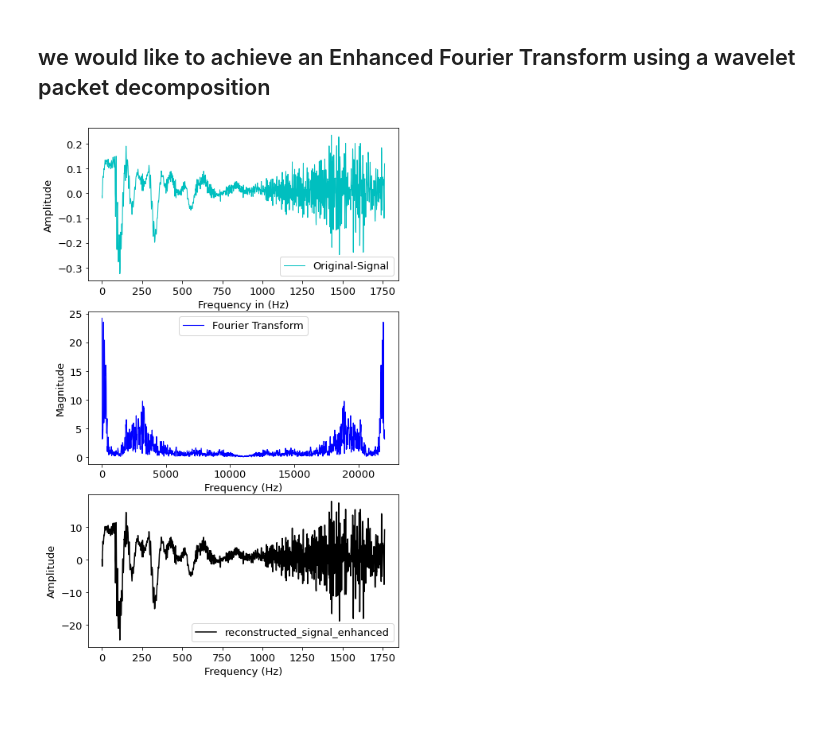
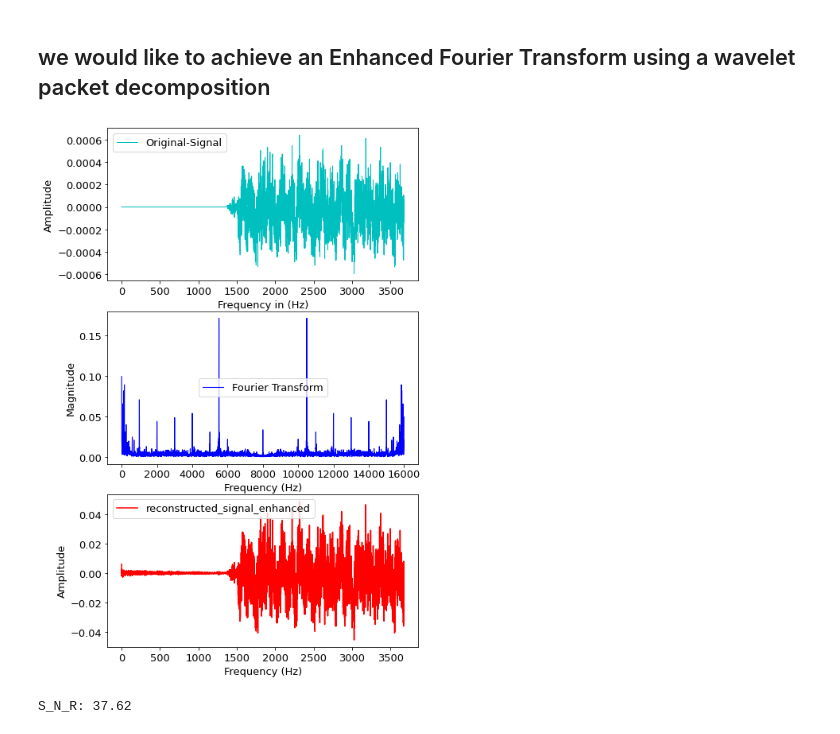
Before and after one commit to wencabrel/Enhanced-FT-using-Wavelet-Packet-Decomposition, a Jupyter notebook: WaveletPacketDecomposition.ipynb, the cells around one changed output. Saved outputs shown, nothing was run; the diff lists cells and outputs as text; code cells hidden in the pictures.

```diff
--- a/WaveletPacketDecomposition.ipynb
+++ b/WaveletPacketDecomposition.ipynb
@@ -12,8 +12,8 @@ import IPython.display as ipd
 
 
 # load input signal
-audio_voice = "audio1/voice.wav"
-signal, sr = librosa.load(audio_voice, sr=None, duration = 0.08)
+audio_voice = "audio1/Autre.wav"
+signal, sr = librosa.load(audio_voice, sr=None, duration = 0.23)
 
 
 
@@ -185,43 +185,45 @@ reconstructed_signal_enhanced = enhanced_fourier_transform(coeffs, enhanced_time
 # %%
 #plot
 plt.rcParams['figure.figsize'] = [7, 12]
 plt.rcParams.update({'font.size': 13})
 
 fig, axs = plt.subplots(3, 1)
 
 plt.sca(axs[0])
 plt.plot(signal, color="c", label="Original-Signal", linewidth=1)
 plt.xlabel("Frequency in (Hz)")
 plt.ylabel("Amplitude")
 plt.legend()
 
 plt.sca(axs[1])
 plt.plot(frequency, magnitude, color="b", label="Fourier Transform", linewidth=1.1)
 plt.xlabel("Frequency (Hz)")
 plt.ylabel("Magnitude")
 plt.legend()
 
 # plot reconstructed signal
 
 plt.sca(axs[2])
-plt.plot(reconstructed_signal_enhanced, color="k", label="reconstructed_signal_enhanced", linewidth=1.5)
+plt.plot(reconstructed_signal_enhanced, color="r", label="reconstructed_signal_enhanced", linewidth=1.5)
 plt.xlabel("Frequency (Hz)")
 plt.ylabel("Amplitude")
 plt.legend()
 
 plt.show()
 # %% [output]
-[figure, old version]
+[figure, new version]
 # %%
 # compute the SNR
 S_N_R = Signal_Noise_Ratio(signal)
 
 #S_N_R1 = Signal_Noise_Ratio(wp)
 
-#print('S_N_R: {:.2f}'.format(S_N_R))
+print('S_N_R: {:.2f}'.format(S_N_R))
 
 #mse = Mean_Square_Error(signal, magnitude)
 #print('MSE: {:.2f}'.format(mse))
+# %% [output]
+S_N_R: 37.62
 # %%
 ipd.Audio(audio_voice)
 # %% [output]
```
Also changed, not shown: 1 other file.
